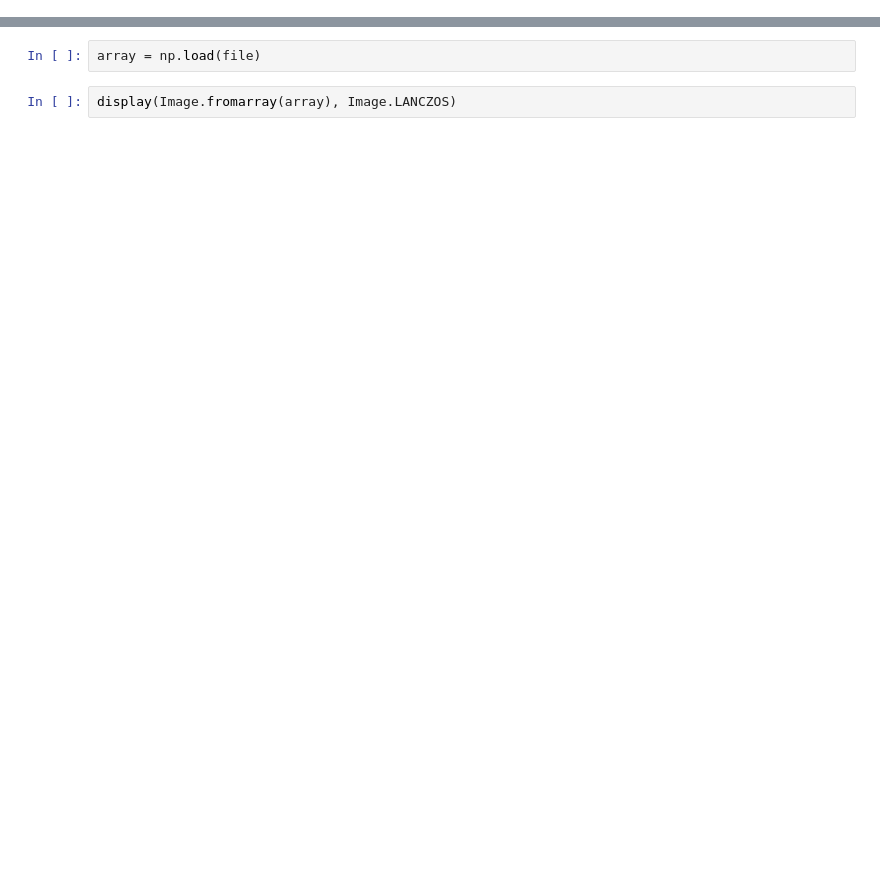
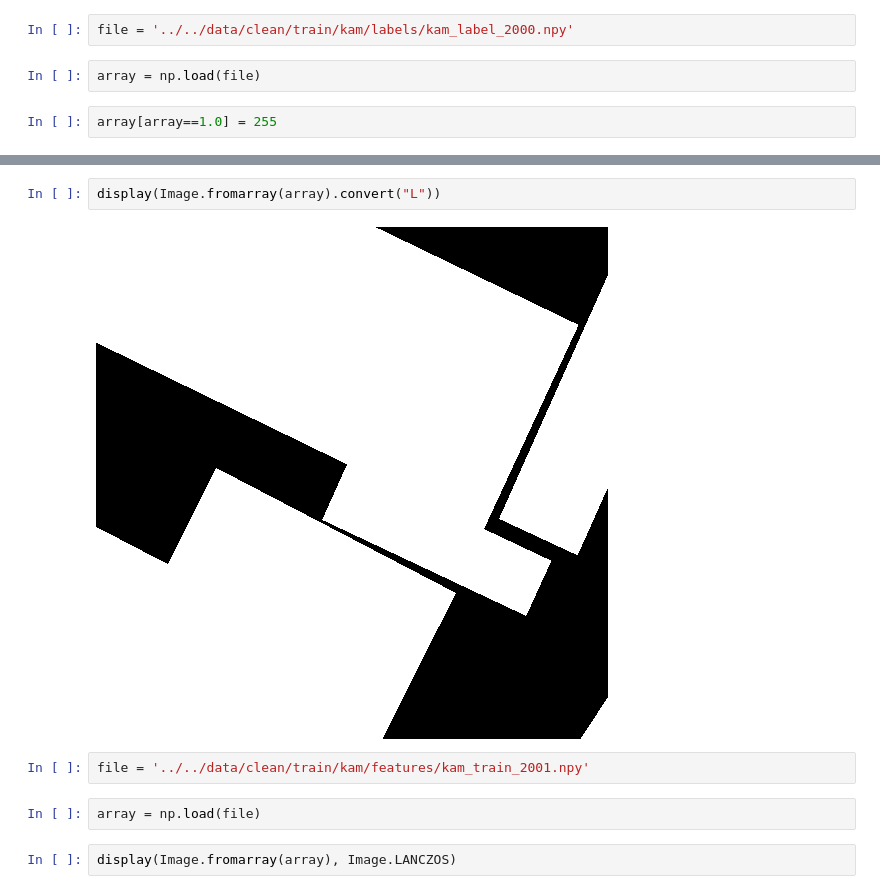
Before and after one commit to luisesanmartin/dwelling-recognition, a Jupyter notebook: notebooks/exploration/cleaned images.ipynb, the cells around one changed output, grey strips where cells are left out. Drawn from its saved outputs; the diff is of its cells as text; blank space fills up the shorter version.

```diff
--- a/notebooks/exploration/cleaned training images.ipynb
+++ b/notebooks/exploration/cleaned images.ipynb
@@ -5,0 +21,6 @@ file = '../../data/clean/train/kam/kam_train_2000.npy'
+# %%
+file = '../../data/clean/train/kam/labels/kam_label_2000.npy'
+# %%
+array = np.load(file)
+# %%
+array[array==1.0] = 255
@@ -6,3 +37,9 @@ file = '../../data/clean/train/kam/kam_train_2000.npy'
+# %%
+display(Image.fromarray(array).convert("L"))
+# %% [output]
+[figure, added]
+# %%
+file = '../../data/clean/train/kam/features/kam_train_2001.npy'
 # %%
 array = np.load(file)
 # %%
```
Also changed, not shown: parts of 11 cells of this notebook.
